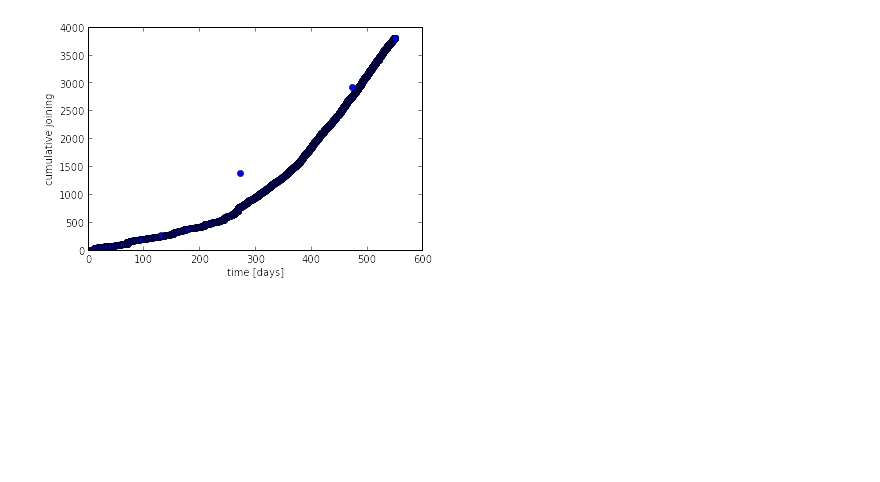
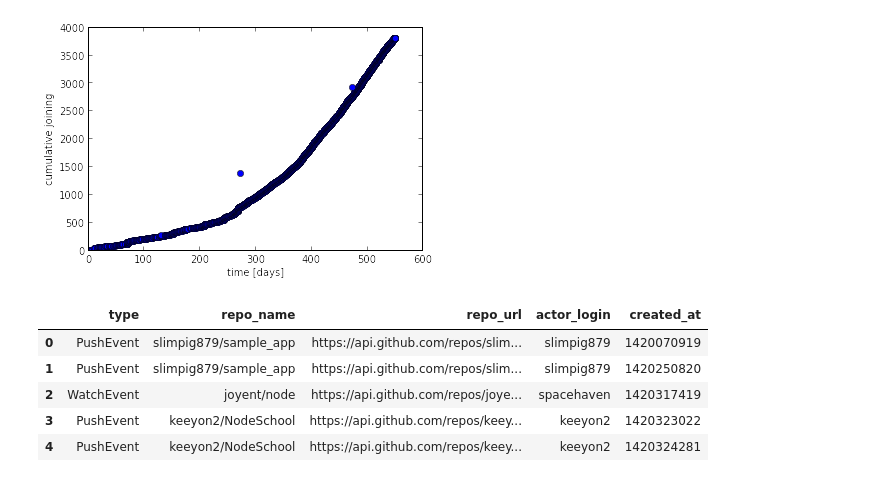
Before and after one commit to wazaahhh/patchwork, a Jupyter notebook: patchwork.ipynb, the cells around one changed output. Drawn from its saved outputs; the diff is of its cells as text; code cells hidden in the pictures; blank space fills up the shorter version.

```diff
--- a/patchwork.ipynb
+++ b/patchwork.ipynb
@@ -19,3 +22,17 @@ pl.ylabel("cumulative joining")
 # %% [output]
 <matplotlib.text.Text at 0x...>
 [figure]
+# %%
+df2015 = pandas.io.parsers.read_csv(rootdir + "results-20150721-150046.csv")
+df2015['timestamp'] = map(datetime.fromtimestamp,df2015['created_at'])
+df2015.rename(columns={'actor_login':'actor'}, inplace=True)
+df2015.rename(columns={'repo_name':'repo'}, inplace=True)
+# %%
+df2015.head()
+# %% [output]
+|  | type | repo_name | repo_url | actor_login | created_at |
+| 0 | PushEvent | slimpig879/sample_app | https://api.github.com/repos/slim... | slimpig879 | 1420070919 |
+| 1 | PushEvent | slimpig879/sample_app | https://api.github.com/repos/slim... | slimpig879 | 1420250820 |
+| 2 | WatchEvent | joyent/node | https://api.github.com/repos/joye... | spacehaven | 1420317419 |
+| 3 | PushEvent | keeyon2/NodeSchool | https://api.github.com/repos/keey... | keeyon2 | 1420323022 |
+| 4 | PushEvent | keeyon2/NodeSchool | https://api.github.com/repos/keey... | keeyon2 | 1420324281 |
```
Also changed, not shown: parts of 9 cells of this notebook, 2 other files.
